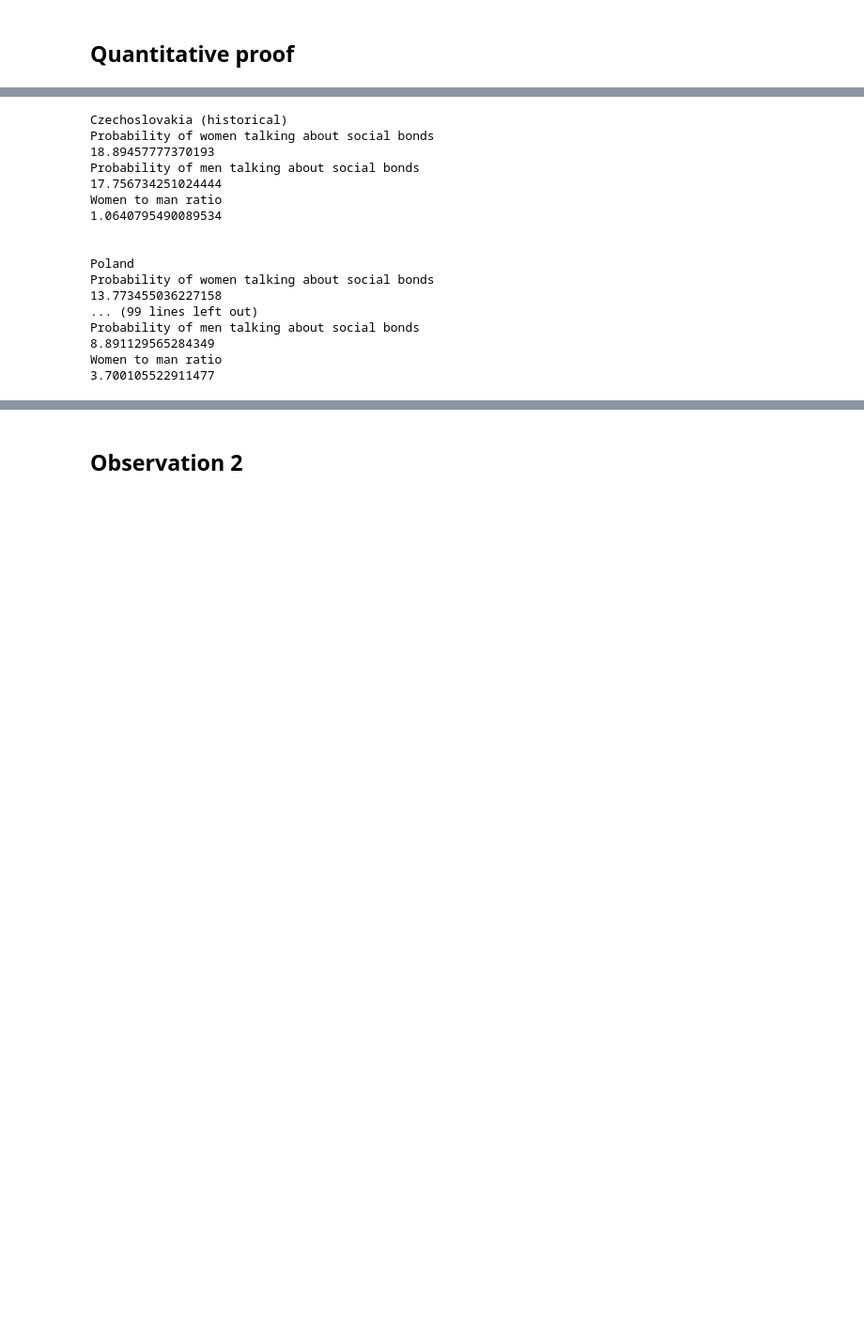
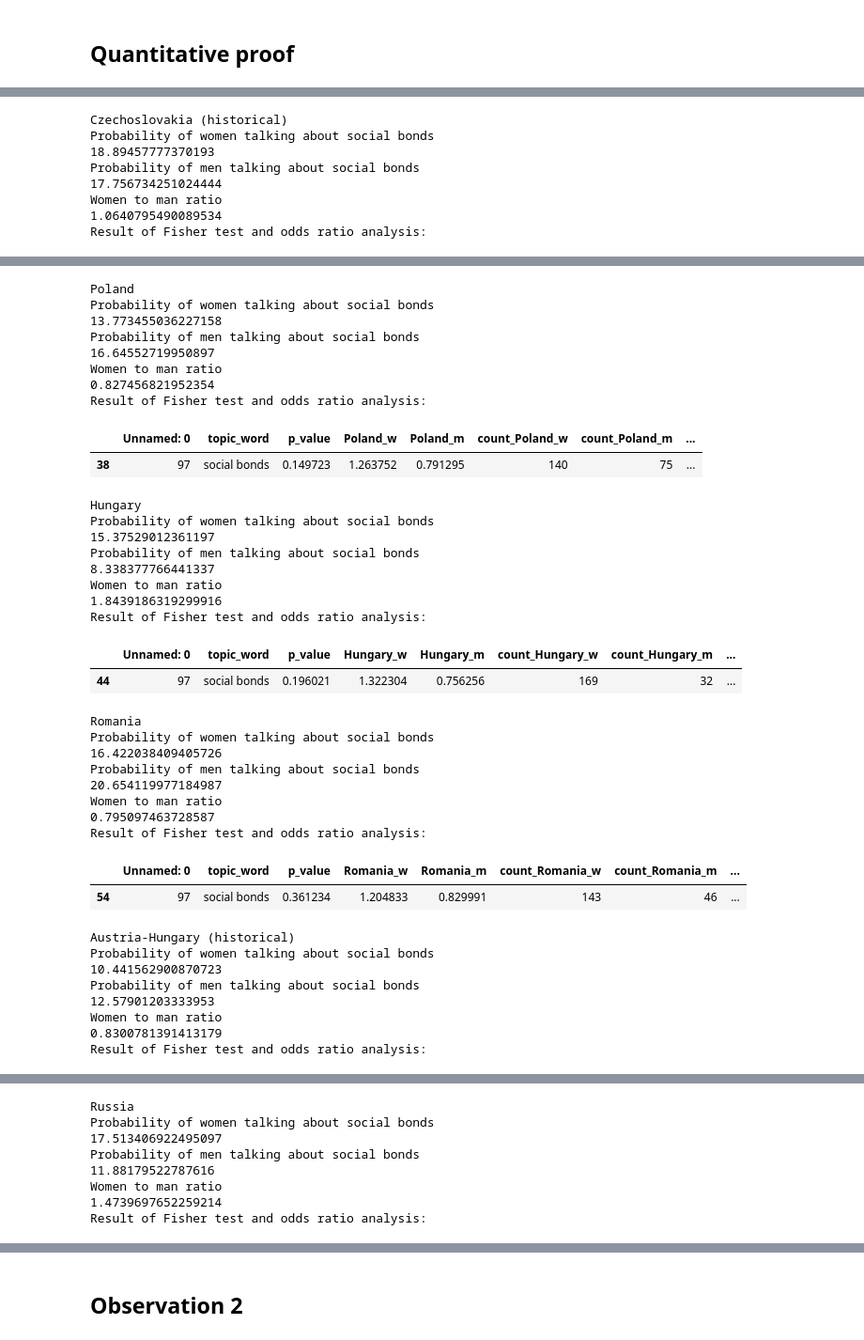
Before and after one commit to toth12/vha_auschwitz_report, a Jupyter notebook: notebooks/6_Significance_Sociability_Solidarity_Women_Men_of_Different_Nationalities.ipynb, the cells around one changed output, grey strips where cells are left out. Shown: that part at 94% size. Cells and saved outputs as stored; diff of their text form; code cells hidden in the pictures; blank space fills up the shorter version.

Commit message:
Data Analysis continued

```diff
--- a/notebooks/6_Significance_Sociability_Solidarity_Women_Men_of_Different_Nationalities.ipynb
+++ b/notebooks/6_Significance_Sociability_Solidarity_Women_Men_of_Different_Nationalities.ipynb
@@ -121,8 +88,13 @@ input_directory = constants.output_data_markov_modelling
 path = os.getcwd()
 parent = os.path.abspath(os.path.join(path, os.pardir))
 input_directory = parent +'/'+ constants.output_data_markov_modelling
+input_directory_fisher = parent +'/'+ constants.output_data_report_statistical_analysis
+input_file_fisher = 'strength_of_association_odds_ratio'
 # %%
 data_sets_1 = {}
 for country in countries_to_study:
     data_sets_1[country+'_w']= pd.read_csv(input_directory+country+'_w'+'/'+'stationary_probs.csv')
     data_sets_1[country+'_m']= pd.read_csv(input_directory+country+'_m'+'/'+'stationary_probs.csv')
+    match ='strength_of_association_odds_ratio_Czechoslovakia (historical)_w_Czechoslovakia (historical)_m.csv'
+    fisher_input_file_name = input_directory_fisher+input_file_fisher+'_'+country+'_w_'+country+'_m.csv'
+    data_sets_1[country+'_fisher']= pd.read_csv(fisher_input_file_name)
@@ -136,9 +105,12 @@ input_directory = 'data/output_aid_giving_sociability_expanded/output/markov_mod
 
 path = os.getcwd()
 parent = os.path.abspath(os.path.join(path, os.pardir))
+input_directory_fisher = parent +'/'+ 'data/output_aid_giving_sociability_expanded/output/reports_statistical_analysis/'
 input_directory = parent +'/'+ input_directory
 # %%
 data_sets_2 = {}
 for country in countries_to_study:
     data_sets_2[country+'_w']= pd.read_csv(input_directory+country+'_w'+'/'+'stationary_probs.csv')
     data_sets_2[country+'_m']= pd.read_csv(input_directory+country+'_m'+'/'+'stationary_probs.csv')
+    fisher_input_file_name = input_directory_fisher+input_file_fisher+'_'+country+'_w_'+country+'_m.csv'
+    data_sets_2[country+'_fisher']= pd.read_csv(fisher_input_file_name)
@@ -169,6 +142,9 @@ for country in countries_to_study:
     print(topic_m*1000)
     print ("Women to man ratio")
     print (topic_w/topic_m)
+    print ('Result of Fisher test and odds ratio analysis:')
+    df = data_sets_1[country+'_fisher']
+    display(df[df.topic_word==topic_word])
 # %% [output]
 Czechoslovakia (historical)
 Probability of women talking about social bonds
@@ -177,13 +153,4 @@ Probability of men talking about social bonds
 17.756734251024444
 Women to man ratio
 1.0640795490089534
-
-
-Poland
-Probability of women talking about social bonds
-13.773455036227158
-... (99 lines left out)
-Probability of men talking about social bonds
-8.891129565284349
-Women to man ratio
-3.700105522911477
+Result of Fisher test and odds ratio analysis:
@@ -189,0 +159,38 @@ Women to man ratio
+Poland
+Probability of women talking about social bonds
+13.773455036227158
+Probability of men talking about social bonds
+16.64552719950897
+Women to man ratio
+0.827456821952354
+Result of Fisher test and odds ratio analysis:
+|  | Unnamed: 0 | topic_word | p_value | Poland_w | Poland_m | count_Poland_w | count_Poland_m | ... |
+| 38 | 97 | social bonds | 0.149723 | 1.263752 | 0.791295 | 140 | 75 | ... |
+Hungary
+Probability of women talking about social bonds
+15.37529012361197
+Probability of men talking about social bonds
+8.338377766441337
+Women to man ratio
+1.8439186319299916
+Result of Fisher test and odds ratio analysis:
+|  | Unnamed: 0 | topic_word | p_value | Hungary_w | Hungary_m | count_Hungary_w | count_Hungary_m | ... |
+| 44 | 97 | social bonds | 0.196021 | 1.322304 | 0.756256 | 169 | 32 | ... |
+Romania
+Probability of women talking about social bonds
+16.422038409405726
+Probability of men talking about social bonds
+20.654119977184987
+Women to man ratio
+0.795097463728587
+Result of Fisher test and odds ratio analysis:
+|  | Unnamed: 0 | topic_word | p_value | Romania_w | Romania_m | count_Romania_w | count_Romania_m | ... |
+| 54 | 97 | social bonds | 0.361234 | 1.204833 | 0.829991 | 143 | 46 | ... |
+Austria-Hungary (historical)
+Probability of women talking about social bonds
+10.441562900870723
+Probability of men talking about social bonds
+12.57901203333953
+Women to man ratio
+0.8300781391413179
+Result of Fisher test and odds ratio analysis:
@@ -189,0 +199,8 @@ Women to man ratio
+Russia
+Probability of women talking about social bonds
+17.513406922495097
+Probability of men talking about social bonds
+11.88179522787616
+Women to man ratio
+1.4739697652259214
+Result of Fisher test and odds ratio analysis:
```
Also changed, not shown: parts of 9 cells of this notebook.
